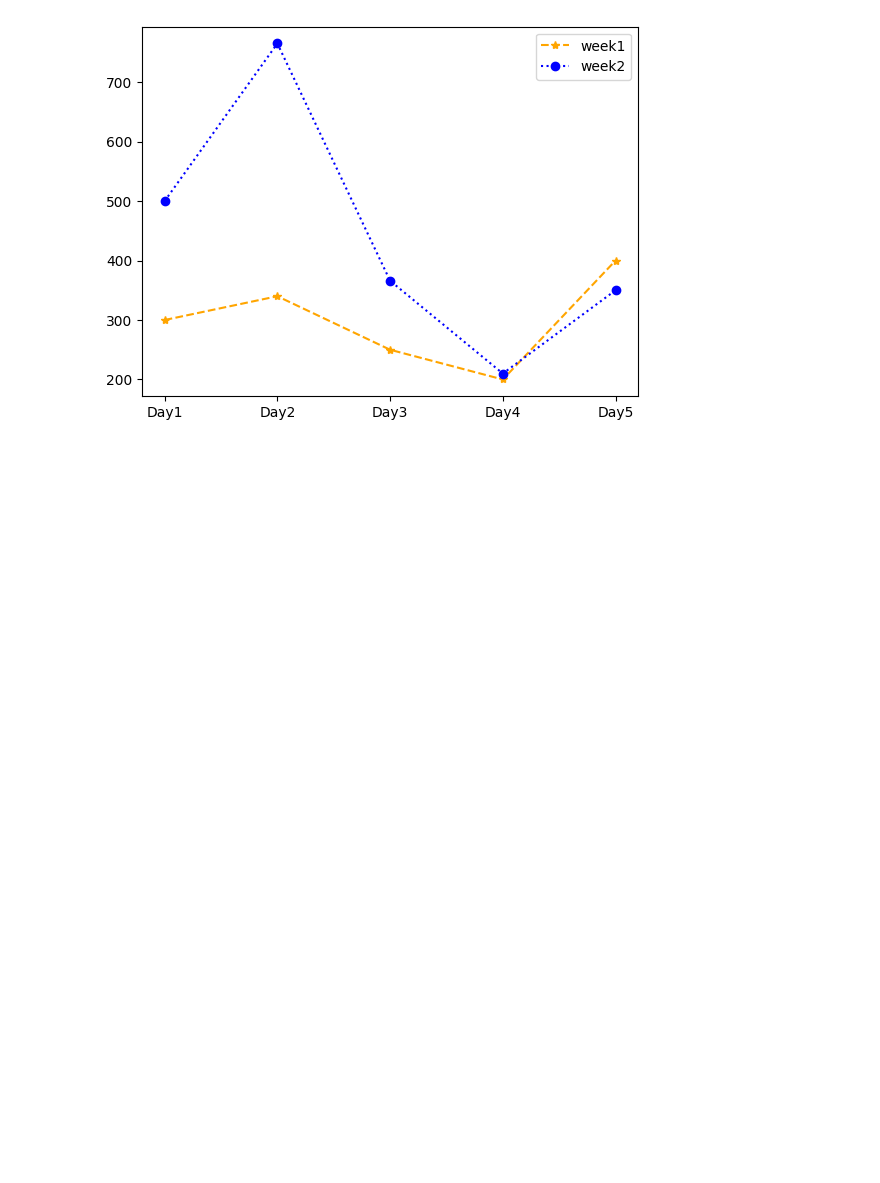
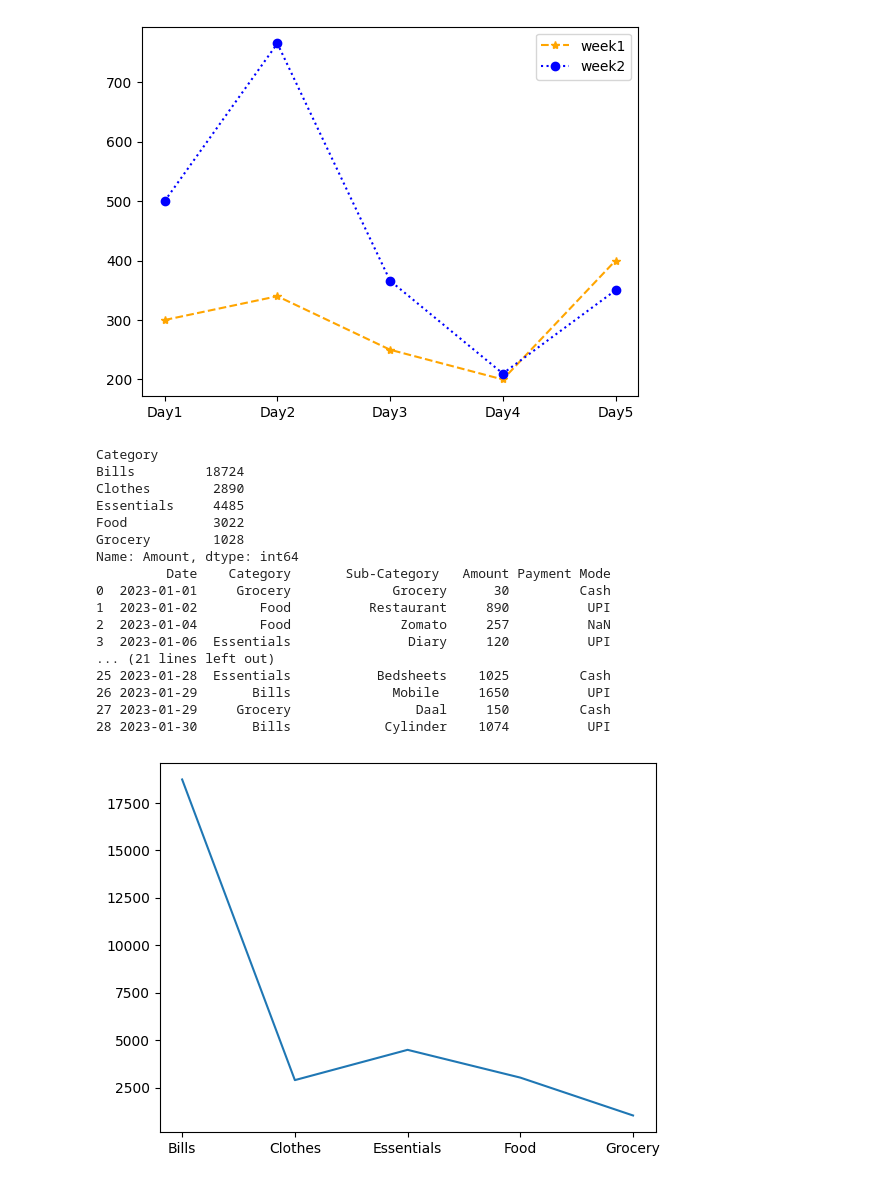
Before and after one commit to singhmegh/numpy, a Jupyter notebook: Line plot.ipynb, the cells around one changed output. Drawn from its saved outputs; the diff is of its cells as text; code cells hidden in the pictures; blank space fills up the shorter version.

```diff
--- a/Line plot.ipynb
+++ b/Line plot.ipynb
@@ -13,3 +13,34 @@ plt.legend()
 plt.show()
 # %% [output]
 [figure]
+# %%
+import pandas as pd
+import matplotlib.pyplot as plt
+
+data =pd.read_excel("C:/Users/sumit/OneDrive/Desktop/expense3.xlsx")
+df =pd.DataFrame(data)
+grouped_by = df.groupby("Category")["Amount"].sum()
+print(grouped_by)
+plt.plot(grouped_by.index,grouped_by.values)
+#plt.plot(df["Date"],df["Amount"])
+print(df)
+plt.show()
+# %% [output]
+Category
+Bills         18724
+Clothes        2890
+Essentials     4485
+Food           3022
+Grocery        1028
+Name: Amount, dtype: int64
+         Date    Category       Sub-Category   Amount Payment Mode
+0  2023-01-01     Grocery             Grocery      30         Cash
+1  2023-01-02        Food          Restaurant     890          UPI
+2  2023-01-04        Food              Zomato     257          NaN
+3  2023-01-06  Essentials               Diary     120          UPI
+... (21 lines left out)
+25 2023-01-28  Essentials           Bedsheets    1025         Cash
+26 2023-01-29       Bills             Mobile     1650          UPI
+27 2023-01-29     Grocery                Daal     150         Cash
+28 2023-01-30       Bills            Cylinder    1074          UPI
+[figure, added]
```
Also changed, not shown: 2 other files.
